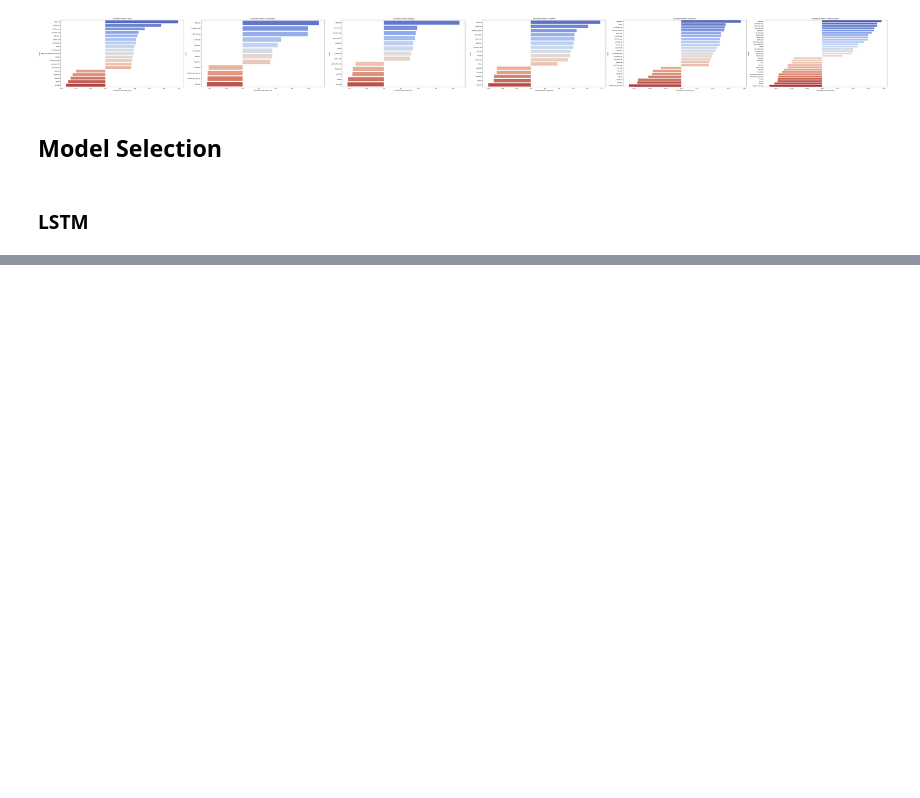
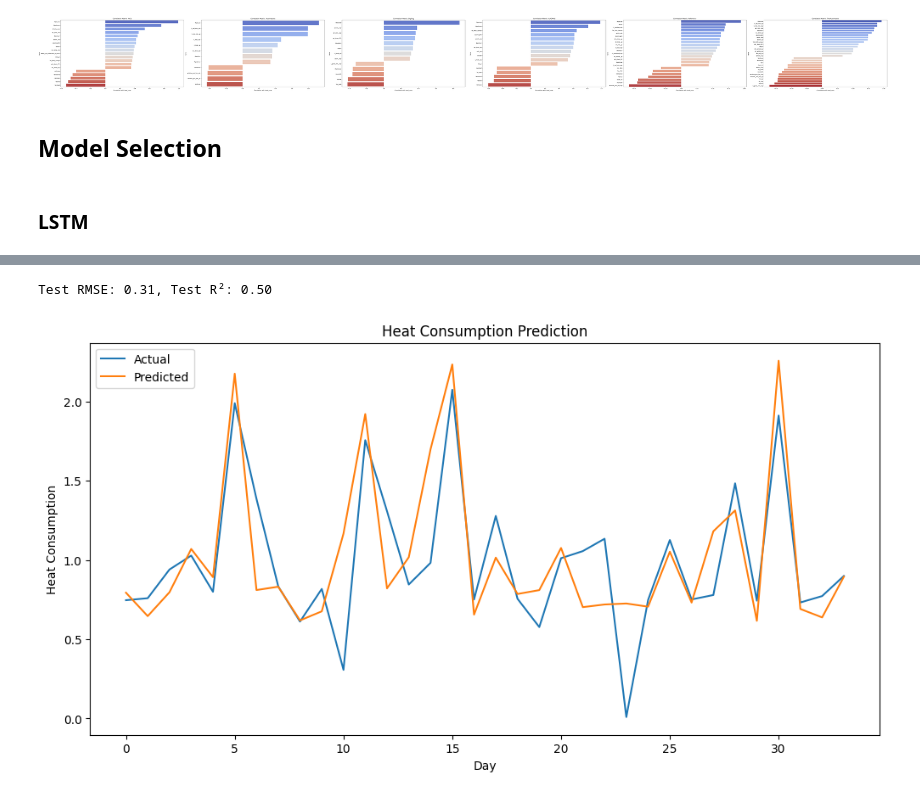
Before and after one commit to doupeter17/TSGreen, a Jupyter notebook: Code/EDA.ipynb, the cells around one changed output, grey strips where cells are left out. Drawn from its saved outputs; the diff is of its cells as text; code cells hidden in the pictures; blank space fills up the shorter version.

```diff
--- a/Code/EDA.ipynb
+++ b/Code/EDA.ipynb
@@ -154,0 +261,31 @@ print(f"X_train shape: {X_train.shape}, y_train shape: {y_train.shape}")
+# %%
+# Dự đoán trên tập test
+model.eval()
+with torch.no_grad():
+    test_X, test_y = X_test_tensor.to(device), y_test_tensor.to(device)
+    predictions = model(test_X)
+
+    # Chuyển về scale gốc
+    predictions = scaler_y.inverse_transform(predictions.cpu().numpy())
+    actuals = scaler_y.inverse_transform(test_y.cpu().numpy())
+
+# Tính RMSE
+rmse = np.sqrt(np.mean((predictions - actuals)**2))
+r2 = r2_score(actuals, predictions)
+print(f'Test RMSE: {rmse:.2f}'
+      f', Test R²: {r2:.2f}')
+
+# Visualize kết quả
+import matplotlib.pyplot as plt
+
+plt.figure(figsize=(12, 6))
+plt.plot(actuals, label='Actual')
+plt.plot(predictions, label='Predicted')
+plt.legend()
+plt.title('Heat Consumption Prediction')
+plt.xlabel('Day')
+plt.ylabel('Heat Consumption')
+plt.show()
+# %% [output]
+Test RMSE: 0.31, Test R²: 0.50
+[figure, added]
```
Also changed, not shown: parts of 4 cells of this notebook, 7 other files.
